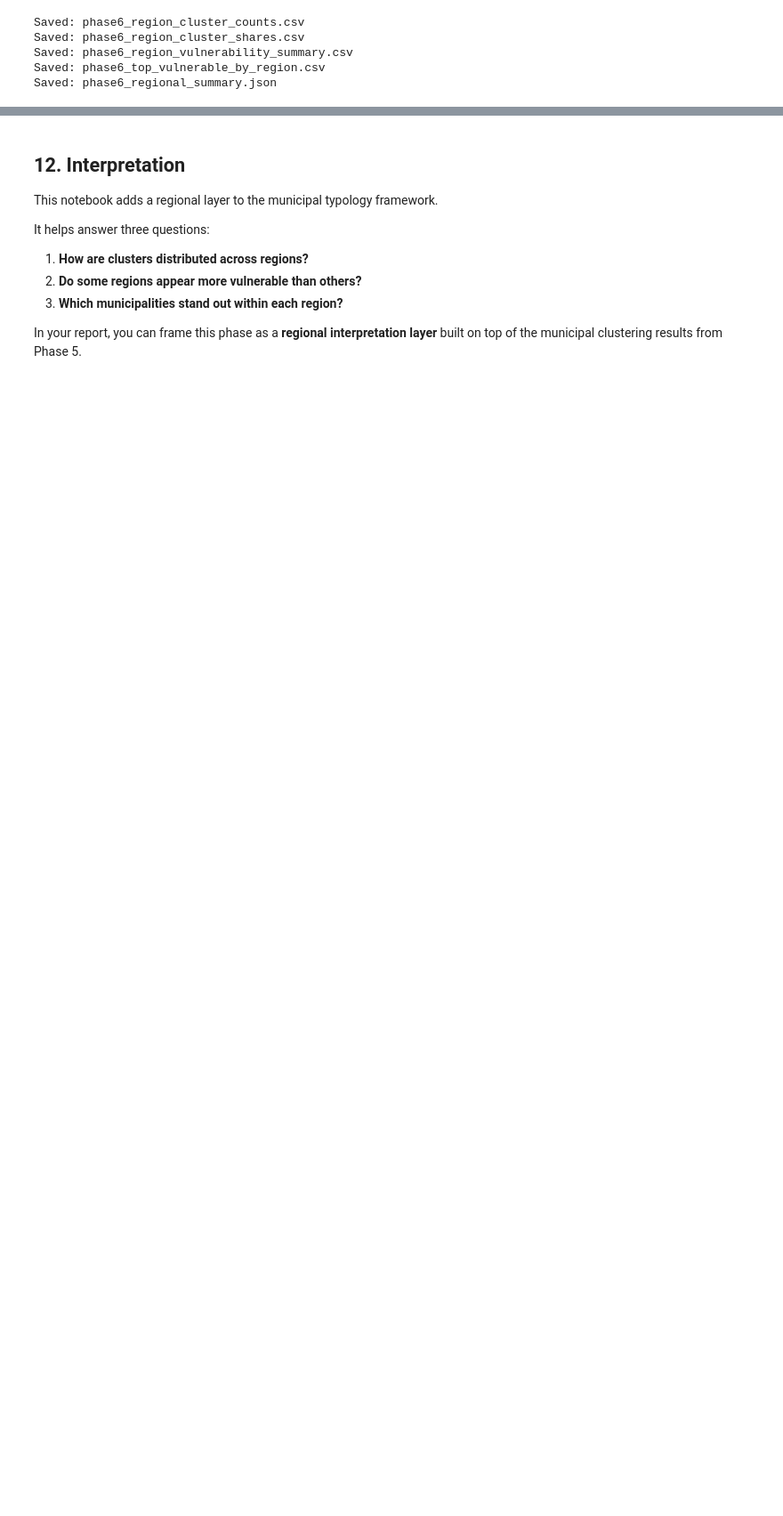
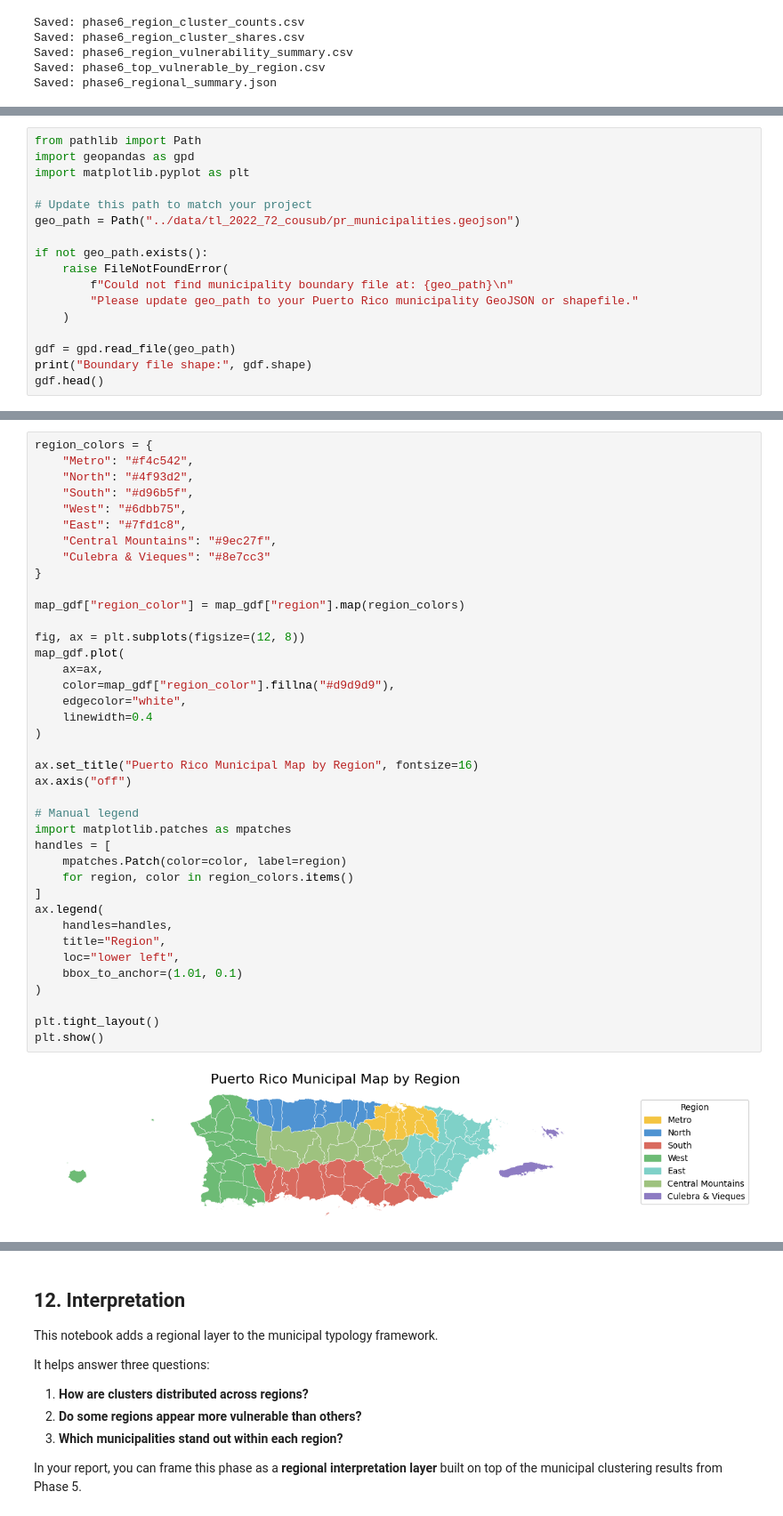
Before and after one commit to Venettov/CAPSTONE_DATA_SCIENCE_RIVERARUIZ, a Jupyter notebook: analysis/Phase6_Regional_Cluster_Analysis.ipynb, the cells around one changed output, grey strips where cells are left out. Shown at 89% size. Cells and saved outputs as stored; diff of their text form; blank space fills up the shorter version.

Commit message:
Update to Phase 6 to generate regions and municipality maps depending on the scores assigned due to population loss

```diff
--- a/analysis/Phase6_Regional_Cluster_Analysis.ipynb
+++ b/analysis/Phase6_Regional_Cluster_Analysis.ipynb
@@ -385,0 +391,17 @@ Saved: phase6_regional_summary.json
+# %%
+from pathlib import Path
+import geopandas as gpd
+import matplotlib.pyplot as plt
+
+# Update this path to match your project
+geo_path = Path("../data/tl_2022_72_cousub/pr_municipalities.geojson")
+
+if not geo_path.exists():
+    raise FileNotFoundError(
+        f"Could not find municipality boundary file at: {geo_path}\n"
+        "Please update geo_path to your Puerto Rico municipality GeoJSON or shapefile."
+    )
+
+gdf = gpd.read_file(geo_path)
+print("Boundary file shape:", gdf.shape)
+gdf.head()
@@ -385,0 +467,41 @@ Saved: phase6_regional_summary.json
+# %%
+region_colors = {
+    "Metro": "#f4c542",
+    "North": "#4f93d2",
+    "South": "#d96b5f",
+    "West": "#6dbb75",
+    "East": "#7fd1c8",
+    "Central Mountains": "#9ec27f",
+    "Culebra & Vieques": "#8e7cc3"
+}
+
+map_gdf["region_color"] = map_gdf["region"].map(region_colors)
+
+fig, ax = plt.subplots(figsize=(12, 8))
+map_gdf.plot(
+    ax=ax,
+    color=map_gdf["region_color"].fillna("#d9d9d9"),
+    edgecolor="white",
+    linewidth=0.4
+)
+
+ax.set_title("Puerto Rico Municipal Map by Region", fontsize=16)
+ax.axis("off")
+
+# Manual legend
+import matplotlib.patches as mpatches
+handles = [
+    mpatches.Patch(color=color, label=region)
+    for region, color in region_colors.items()
+]
+ax.legend(
+    handles=handles,
+    title="Region",
+    loc="lower left",
+    bbox_to_anchor=(1.01, 0.1)
+)
+
+plt.tight_layout()
+plt.show()
+# %% [output]
+[figure, added]
```
Also changed, not shown: parts of 18 cells of this notebook, 16 other files.
